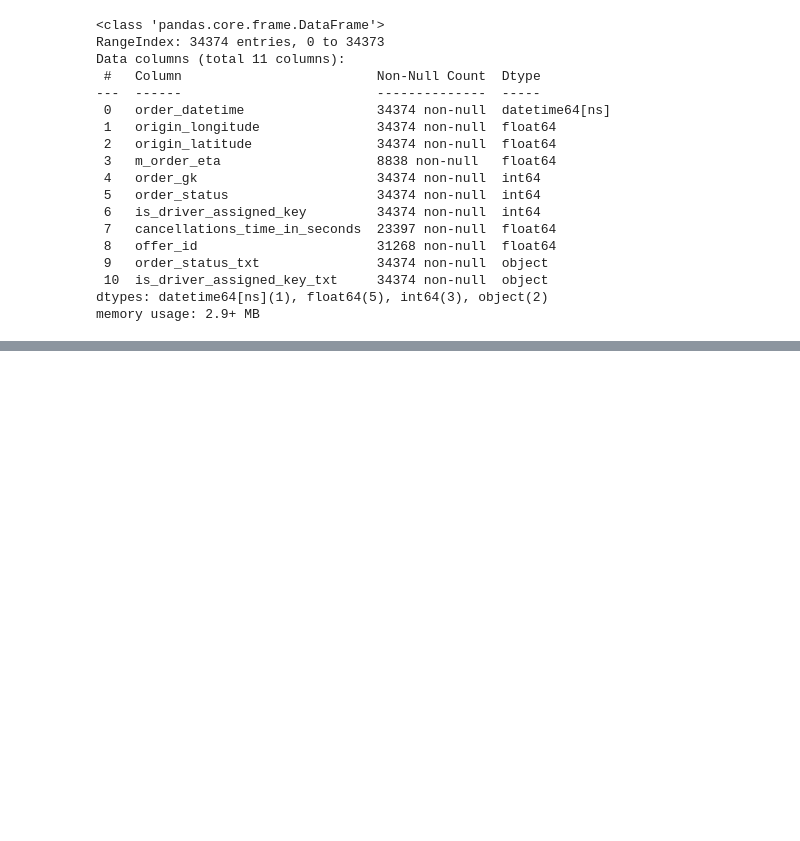
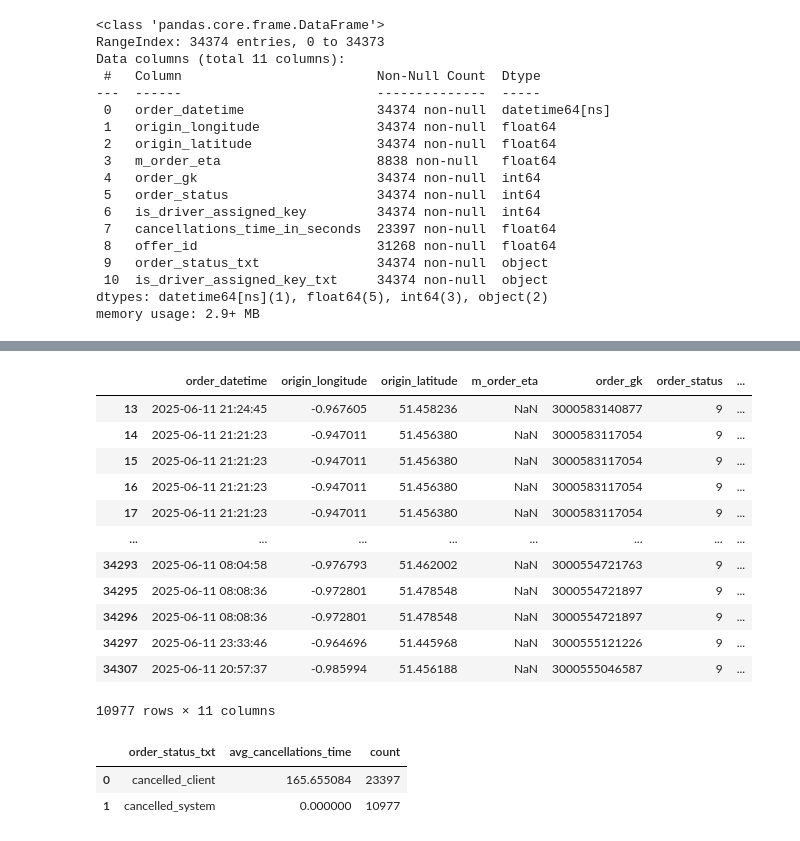
Before and after one commit to byshadowoz/Failed_orders_insights, a Jupyter notebook: EDA/EDA.ipynb, the cells around one changed output, grey strips where cells are left out. Cells and saved outputs as stored; diff of their text form; code cells hidden in the pictures; blank space fills up the shorter version.

```diff
--- a/EDA/EDA.ipynb
+++ b/EDA/EDA.ipynb
@@ -108,0 +113,16 @@ fig.show()
+# %%
+df[df['cancellations_time_in_seconds'].isna()]
+# %% [output]
+|  | order_datetime | origin_longitude | origin_latitude | m_order_eta | order_gk | order_status | ... |
+| 13 | 2025-06-11 21:24:45 | -0.967605 | 51.458236 | NaN | 3000583140877 | 9 | ... |
+| 14 | 2025-06-11 21:21:23 | -0.947011 | 51.456380 | NaN | 3000583117054 | 9 | ... |
+| 15 | 2025-06-11 21:21:23 | -0.947011 | 51.456380 | NaN | 3000583117054 | 9 | ... |
+| 16 | 2025-06-11 21:21:23 | -0.947011 | 51.456380 | NaN | 3000583117054 | 9 | ... |
+| 17 | 2025-06-11 21:21:23 | -0.947011 | 51.456380 | NaN | 3000583117054 | 9 | ... |
+| ... | ... | ... | ... | ... | ... | ... | ... |
+| 34293 | 2025-06-11 08:04:58 | -0.976793 | 51.462002 | NaN | 3000554721763 | 9 | ... |
+| 34295 | 2025-06-11 08:08:36 | -0.972801 | 51.478548 | NaN | 3000554721897 | 9 | ... |
+| 34296 | 2025-06-11 08:08:36 | -0.972801 | 51.478548 | NaN | 3000554721897 | 9 | ... |
+| 34297 | 2025-06-11 23:33:46 | -0.964696 | 51.445968 | NaN | 3000555121226 | 9 | ... |
+| 34307 | 2025-06-11 20:57:37 | -0.985994 | 51.456188 | NaN | 3000555046587 | 9 | ... |
+10977 rows × 11 columns
@@ -108,0 +131,9 @@ fig.show()
+# %%
+df.groupby('order_status_txt').agg(
+    avg_cancellations_time=('cancellations_time_in_seconds', 'mean'),
+    count=('order_gk', 'count')
+).reset_index().sort_values(by='avg_cancellations_time', ascending=False)
+# %% [output]
+|  | order_status_txt | avg_cancellations_time | count |
+| 0 | cancelled_client | 165.655084 | 23397 |
+| 1 | cancelled_system | 0.000000 | 10977 |
```
Also changed, not shown: parts of 3 cells of this notebook.
